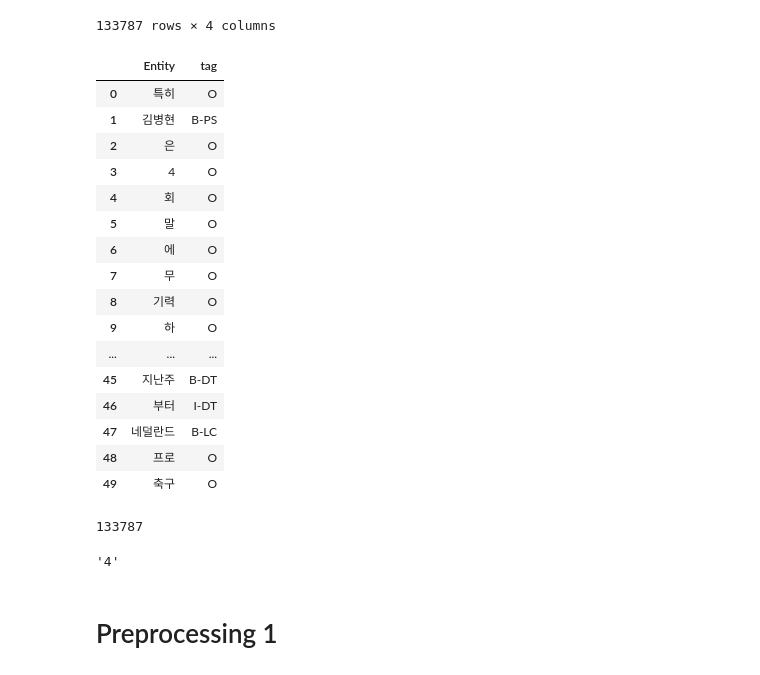
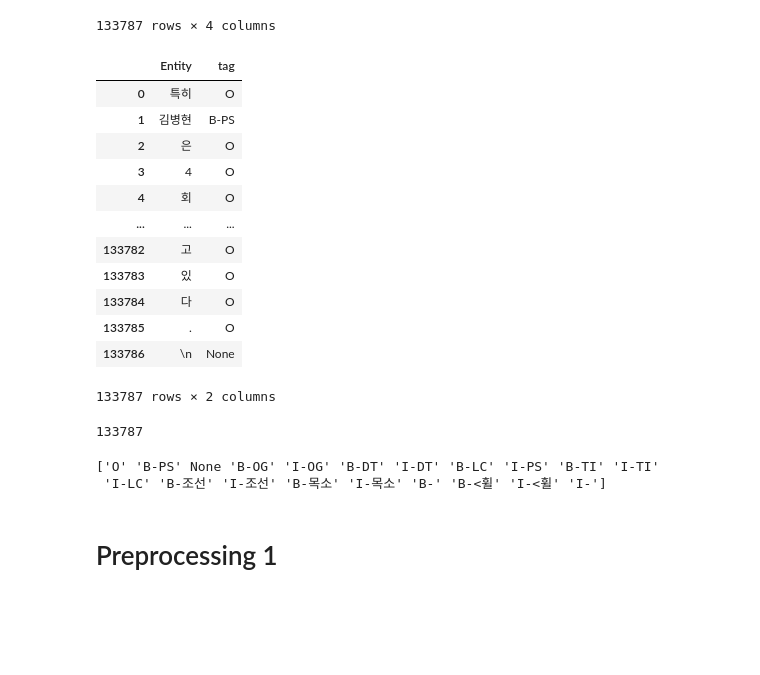
Before and after one commit to YHWOO13/JBNU-2022-SPRING, a Jupyter notebook: English world class tagging & Korean_Named Entity Recognition/Korean_Named Entity Recognition/train_DataPreprocessing.ipynb, the cells around one changed output. Cells and saved outputs as stored; diff of their text form; code cells hidden in the pictures; blank space fills up the shorter version.

```diff
--- a/English world class tagging & Korean_Named Entity Recognition/Korean_Named Entity Recognition/1_DataPreprocessing-train.ipynb
+++ b/English world class tagging & Korean_Named Entity Recognition/Korean_Named Entity Recognition/train_DataPreprocessing.ipynb
@@ -86,34 +86,31 @@ df2
 # %%
 df7 = pd.concat([df['1-1'],df2['4'].str.strip('\n')],axis = 1)
 df7 = pd.DataFrame(df7)
 df7 = df7.rename(columns={'1-1':'Entity','4':'tag'})
-df7[:50]
+df7
 # %% [output]
 |  | Entity | tag |
 | 0 | 특히 | O |
 | 1 | 김병현 | B-PS |
 | 2 | 은 | O |
 | 3 | 4 | O |
 | 4 | 회 | O |
-| 5 | 말 | O |
-| 6 | 에 | O |
-| 7 | 무 | O |
-| 8 | 기력 | O |
-| 9 | 하 | O |
 | ... | ... | ... |
-| 45 | 지난주 | B-DT |
-| 46 | 부터 | I-DT |
-| 47 | 네덜란드 | B-LC |
-| 48 | 프로 | O |
-| 49 | 축구 | O |
+| 133782 | 고 | O |
+| 133783 | 있 | O |
+| 133784 | 다 | O |
+| 133785 | . | O |
+| 133786 | \n | None |
+133787 rows × 2 columns
 # %%
 print(len(df7))
 # %% [output]
 133787
 # %%
-df7['Entity'][3]
+print(df7['tag'].unique())
 # %% [output]
-'4'
+['O' 'B-PS' None 'B-OG' 'I-OG' 'B-DT' 'I-DT' 'B-LC' 'I-PS' 'B-TI' 'I-TI'
+ 'I-LC' 'B-조선' 'I-조선' 'B-목소' 'I-목소' 'B-' 'B-<휠' 'I-<휠' 'I-']
 # %% [markdown]
 # Preprocessing 1
 # %% [markdown]
```
Also changed, not shown: parts of 1 cell of this notebook, 1 other file.
